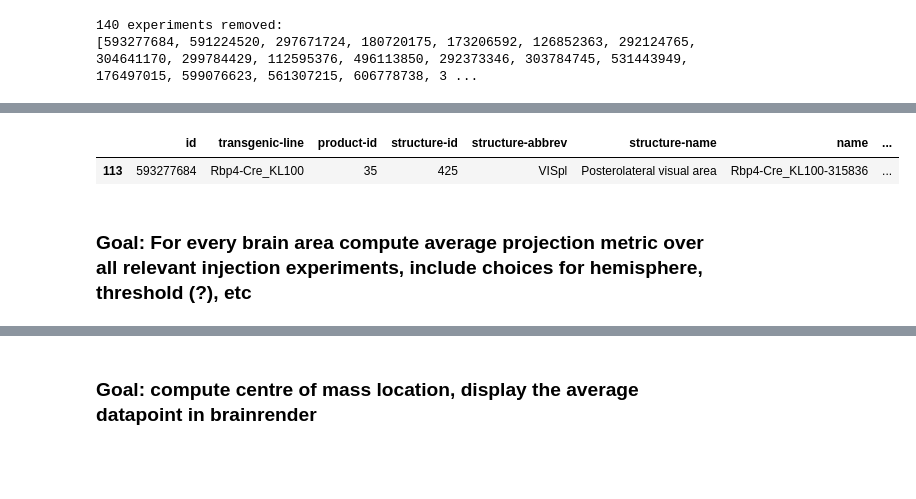
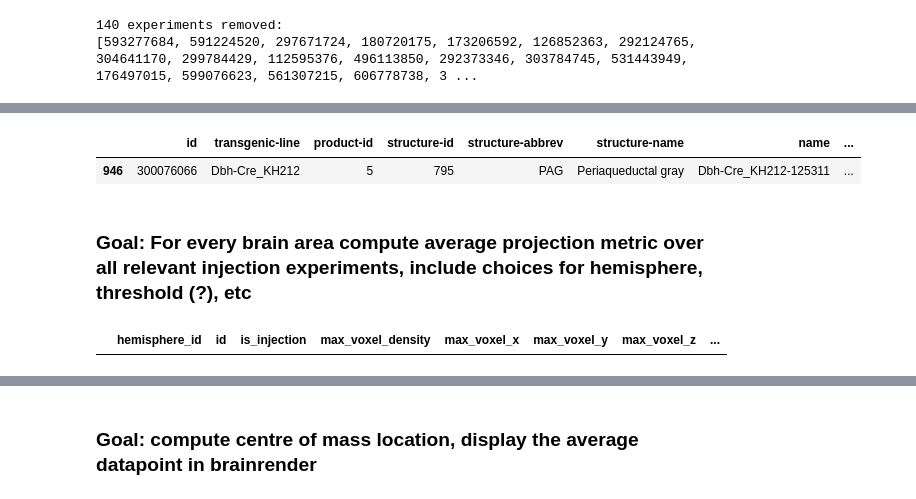
Before and after one commit to ikharitonov/allen-data-mining, a Jupyter notebook: connectivity/injection_sites_average.ipynb, the cells around one changed output, grey strips where cells are left out. Cells and saved outputs as stored; diff of their text form; code cells hidden in the pictures; blank space fills up the shorter version.

```diff
--- a/connectivity/injection_sites_average.ipynb
+++ b/connectivity/injection_sites_average.ipynb
@@ -188,8 +125,8 @@ pd.DataFrame(rma.model_query("ProjectionStructureUnionize", criteria="section_da
 # %%
-df[df['id']==593277684]
+df[df['id']==300076066]
 # %% [output]
 |  | id | transgenic-line | product-id | structure-id | structure-abbrev | structure-name | name | ... |
-| 113 | 593277684 | Rbp4-Cre_KL100 | 35 | 425 | VISpl | Posterolateral visual area | Rbp4-Cre_KL100-315836 | ... |
+| 946 | 300076066 | Dbh-Cre_KH212 | 5 | 795 | PAG | Periaqueductal gray | Dbh-Cre_KH212-125311 | ... |
 # %% [markdown]
 ### Goal: For every brain area compute average projection metric over all relevant injection experiments, include choices for hemisphere, threshold (?), etc
 # %%
@@ -203,4 +142,11 @@ df[df['id']==593277684]
 # print(injection_struct)
 # exp_data = pd.DataFrame(rma.model_query("ProjectionStructureUnionize", criteria="[is_injection$eqtrue][section_data_set_id$eq"+str(exp)+"]"))
 # for i in temp_ids: print(exp_data[exp_data['structure_id']==i])
+# %%
+exp_data = pd.DataFrame(rma.model_query("ProjectionStructureUnionize", criteria="[is_injection$eqtrue][section_data_set_id$eq"+str(300076066)+"]"))
+
+# exp_data
+exp_data[(exp_data['structure_id']==df[df['id']==300076066]['structure-id'].item()) & (exp_data['hemisphere_id'] != 3)]
+# %% [output]
+|  | hemisphere_id | id | is_injection | max_voxel_density | max_voxel_x | max_voxel_y | max_voxel_z | ... |
 # %%
```
Also changed, not shown: parts of 27 cells of this notebook.
